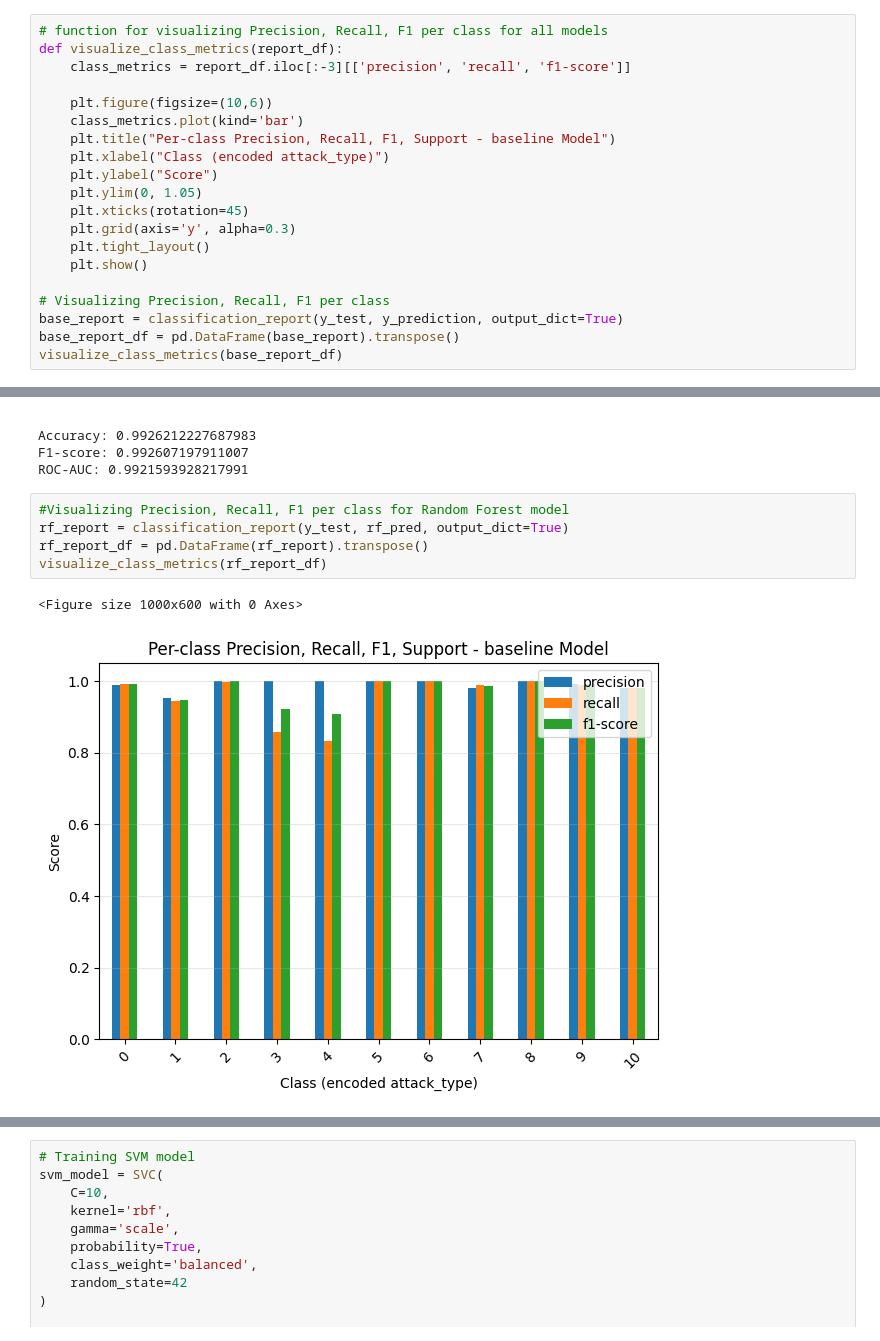
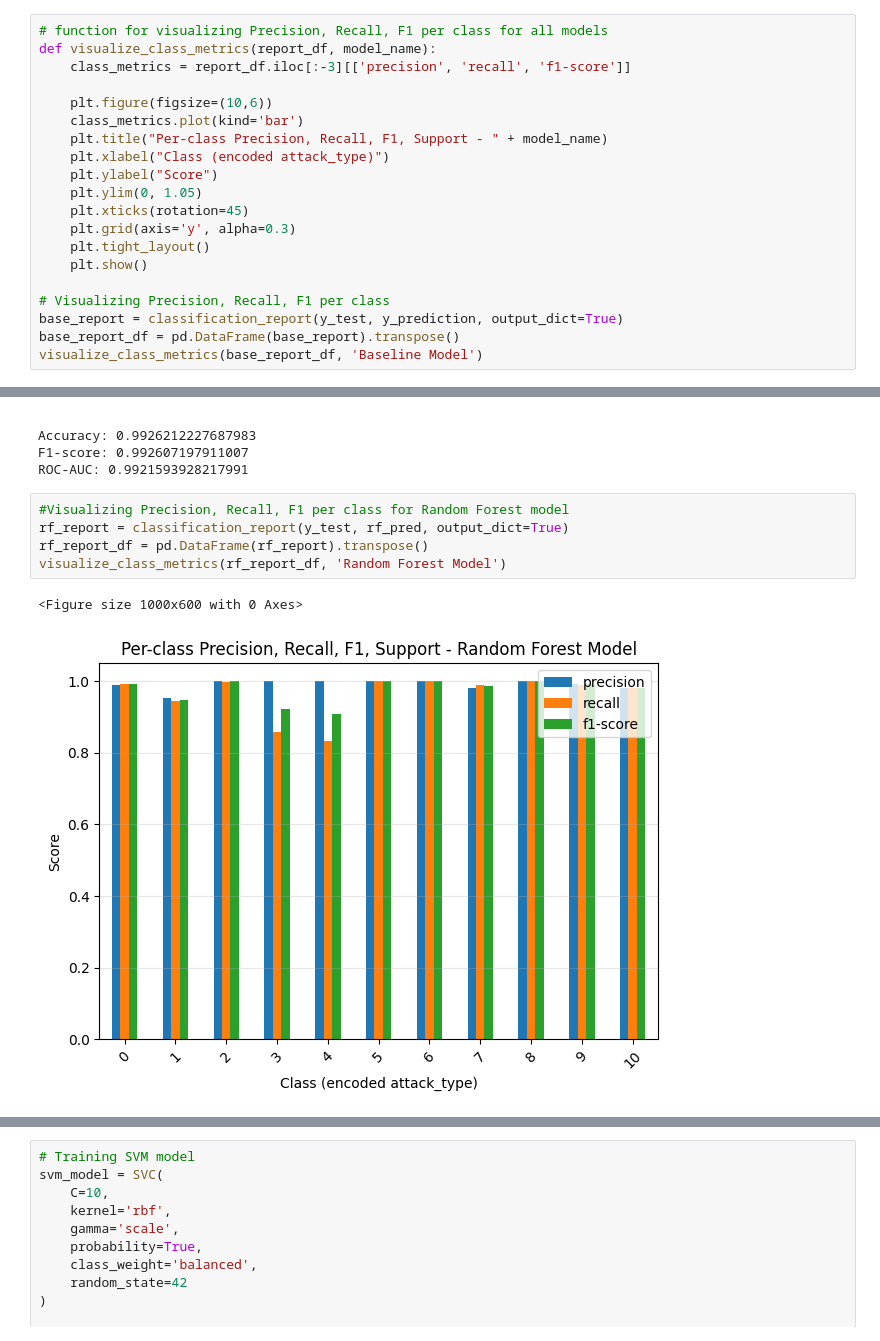
Before and after one commit to Andriguez/Machine-Learning-Project, a Jupyter notebook: notebook/project-notebook_v2.ipynb, the cells around one changed output, grey strips where cells are left out. Drawn from its saved outputs; the diff is of its cells as text.

```diff
--- a/notebook/project-notebook_v2.ipynb
+++ b/notebook/project-notebook_v2.ipynb
@@ -305,11 +319,11 @@ The overall accuracy and F1 score are decent, sitting at arround 0.95 each, the
 # %%
 # function for visualizing Precision, Recall, F1 per class for all models
-def visualize_class_metrics(report_df):
+def visualize_class_metrics(report_df, model_name):
     class_metrics = report_df.iloc[:-3][['precision', 'recall', 'f1-score']]
 
     plt.figure(figsize=(10,6))
     class_metrics.plot(kind='bar')
-    plt.title("Per-class Precision, Recall, F1, Support - baseline Model")
+    plt.title("Per-class Precision, Recall, F1, Support - " + model_name)
     plt.xlabel("Class (encoded attack_type)")
     plt.ylabel("Score")
     plt.ylim(0, 1.05)
@@ -321,7 +335,7 @@ def visualize_class_metrics(report_df):
 # Visualizing Precision, Recall, F1 per class
 base_report = classification_report(y_test, y_prediction, output_dict=True)
 base_report_df = pd.DataFrame(base_report).transpose()
-visualize_class_metrics(base_report_df)
+visualize_class_metrics(base_report_df, 'Baseline Model')
 # %% [output]
 <Figure size 1000x600 with 0 Axes>
 [figure]
@@ -466,10 +487,10 @@ ROC-AUC: 0.9921593928217991
 # %%
 #Visualizing Precision, Recall, F1 per class for Random Forest model
 rf_report = classification_report(y_test, rf_pred, output_dict=True)
 rf_report_df = pd.DataFrame(rf_report).transpose()
-visualize_class_metrics(rf_report_df)
+visualize_class_metrics(rf_report_df, 'Random Forest Model')
 # %% [output]
 <Figure size 1000x600 with 0 Axes>
-[figure, old version]
+[figure, new version]
 # %%
 #visualizing F1-score vs Support per class for Random Forest model
```
Also changed, not shown: parts of 42 cells of this notebook, 13 other files.
